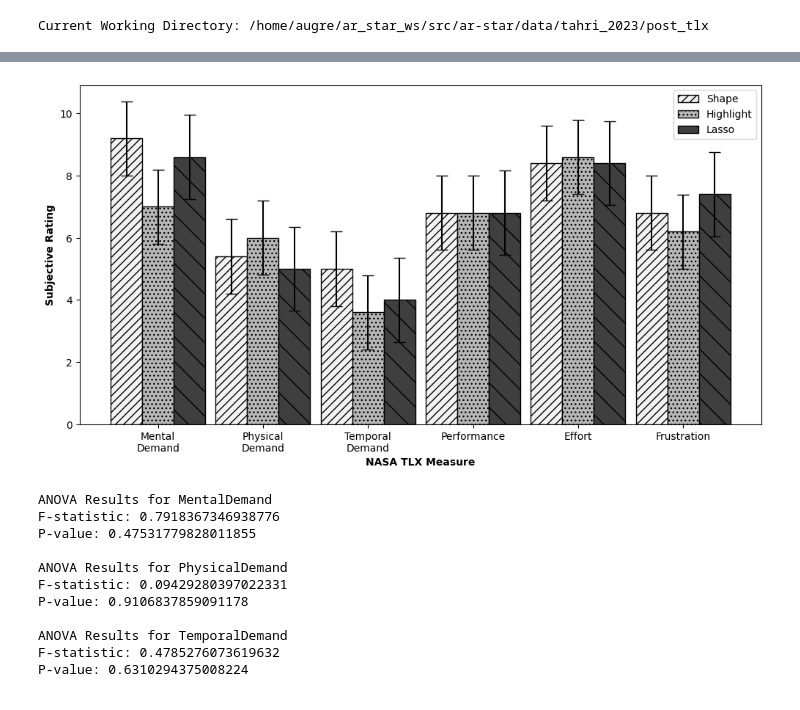
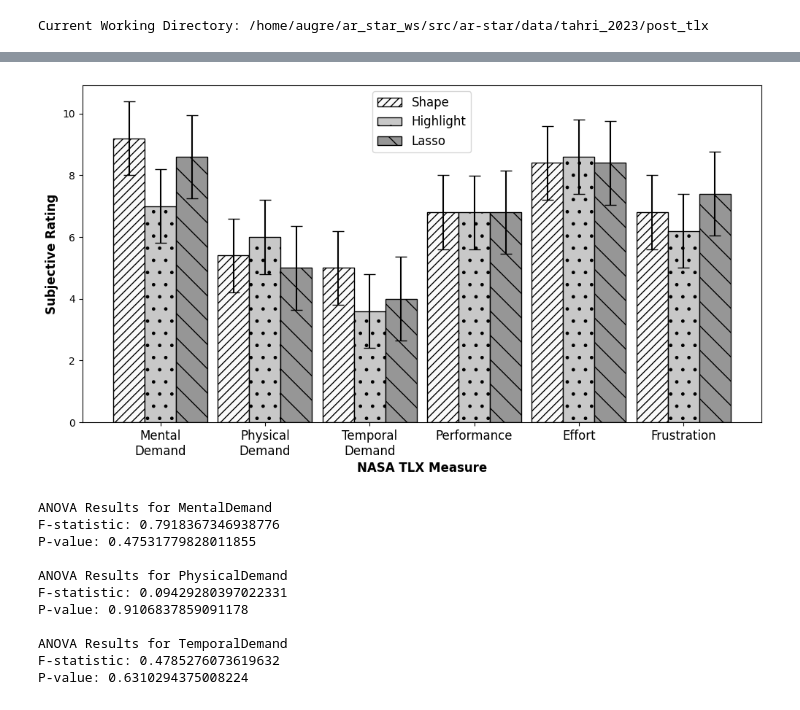
Before and after one commit to UTNuclearRoboticsPublic/ar-star, a Jupyter notebook: data/tahri_2023/post_tlx/nasa_tlx_analysis.ipynb, the cells around one changed output, grey strips where cells are left out. Drawn from its saved outputs; the diff is of its cells as text; code cells hidden in the pictures.

Commit message:
updated tlx plot formatting

```diff
--- a/data/tahri_2023/post_tlx/nasa_tlx_analysis.ipynb
+++ b/data/tahri_2023/post_tlx/nasa_tlx_analysis.ipynb
@@ -22,18 +22,17 @@ except FileNotFoundError:
     exit()
 # %%
 # parse data
-categories = ['MentalDemand', 'PhysicalDemand', 'TemporalDemand', 'Performance', 'Effort', 'Frustration']
+
+# get nasa tlx measures only
+categories = data.columns.values[2:]
 data_grouped = data.groupby('Modality')
 
 # init
-shape_mode = []
-highlight_mode = []
-lasso_mode = []
-modes = [shape_mode, highlight_mode, lasso_mode]
+modalities = ['shape', 'highlight', 'lasso']
+modes = [[] for _ in modalities]
 
 # loop through each modality
 for i in range(0, len(data_grouped)):
     # loop through each category in each modality
     for j, cat in enumerate(categories):
-        print(data_grouped[cat].mean()[i])
         modes[i].append(data_grouped[cat].mean()[i])
@@ -59,37 +39,38 @@ for i in range(0, len(data_grouped)):
 # %%
 plt.figure(figsize=(12,6))
 
 # Set up the bar positions
 bar_width = 0.3
 index = np.arange(len(categories))
 
 # Calculate 95% confidence intervals (assuming normally distributed data)
 conf_interval = 1.96  # For a 95% confidence interval
 
 errors = []
 for i, values in enumerate(modes):
     errors.append(conf_interval * np.std(values) / np.sqrt(len(values)))
 
 # Create the grouped bars with error bars
-plt.bar(index - bar_width, modes[0], bar_width, yerr=errors[0], capsize=6, label='Shape', color='#e6e6e6', hatch='///',edgecolor='black')
-plt.bar(index, modes[1], bar_width, yerr=errors[1], capsize=6, label='Highlight', color='#c8c8c8', hatch='...',edgecolor='black')
-plt.bar(index + bar_width, modes[2], bar_width, yerr=errors[2], capsize=6, label='Lasso', color='#aaaaaa', hatch='\\',edgecolor='black')
+plt.bar(index - bar_width, modes[0], bar_width, yerr=errors[0], capsize=6, label='Shape', color='#fafafa', hatch='///', edgecolor='black')
+plt.bar(index, modes[1], bar_width, yerr=errors[1], capsize=6, label='Highlight', color='#c8c8c8', hatch='.', edgecolor='black')
+plt.bar(index + bar_width, modes[2], bar_width, yerr=errors[2], capsize=6, label='Lasso', color='#969696', hatch='\\', edgecolor='black')
 
 categories_clean = ['Mental\nDemand', 'Physical\nDemand', 'Temporal\nDemand', 'Performance', 'Effort', 'Frustration']
 # Customize the plot
-plt.ylabel('Subjective Rating', weight='bold')
-plt.xlabel('NASA TLX Measure', weight='bold')
-plt.xticks(index, categories_clean)
-plt.legend()
+font_size = 14
+plt.ylabel('Subjective Rating', fontsize=font_size, weight='bold')
+plt.xlabel('NASA TLX Measure', fontsize=font_size, weight='bold')
+plt.xticks(index, categories_clean, fontsize=font_size)
+plt.legend(fontsize=font_size)
 
 # Save as SVG and PNG
 plt.savefig('nasa_tlx_results.svg', format='svg',bbox_inches='tight')
 plt.savefig('nasa_tlx_results.png', format='png', dpi=300,bbox_inches='tight')  # Adjust dpi for higher resolution if needed
 
 # Show the plot
 plt.show()
 # %% [output]
-[figure, old version]
+[figure, new version]
 # %%
 # Perform ANOVA for statistical comparison
 
```
Also changed, not shown: parts of 1 cell of this notebook, 2 other files.
